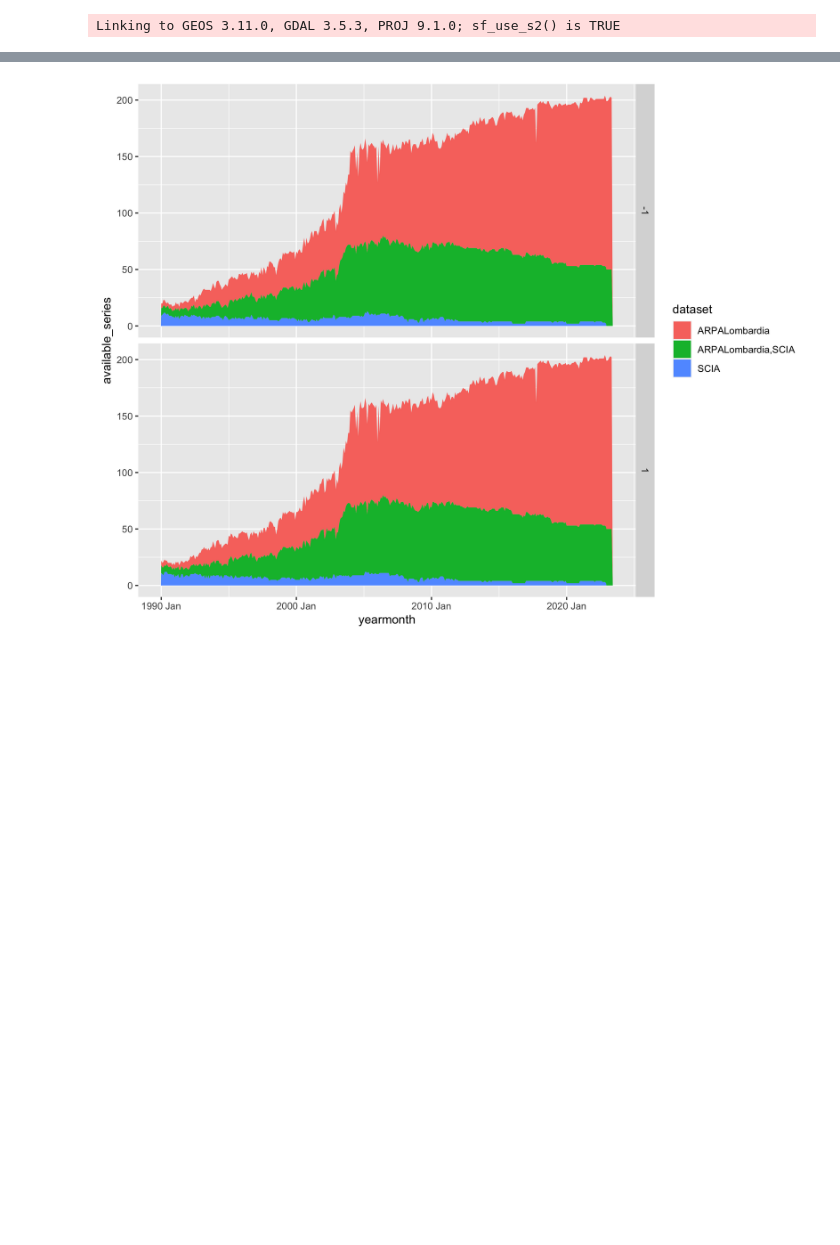
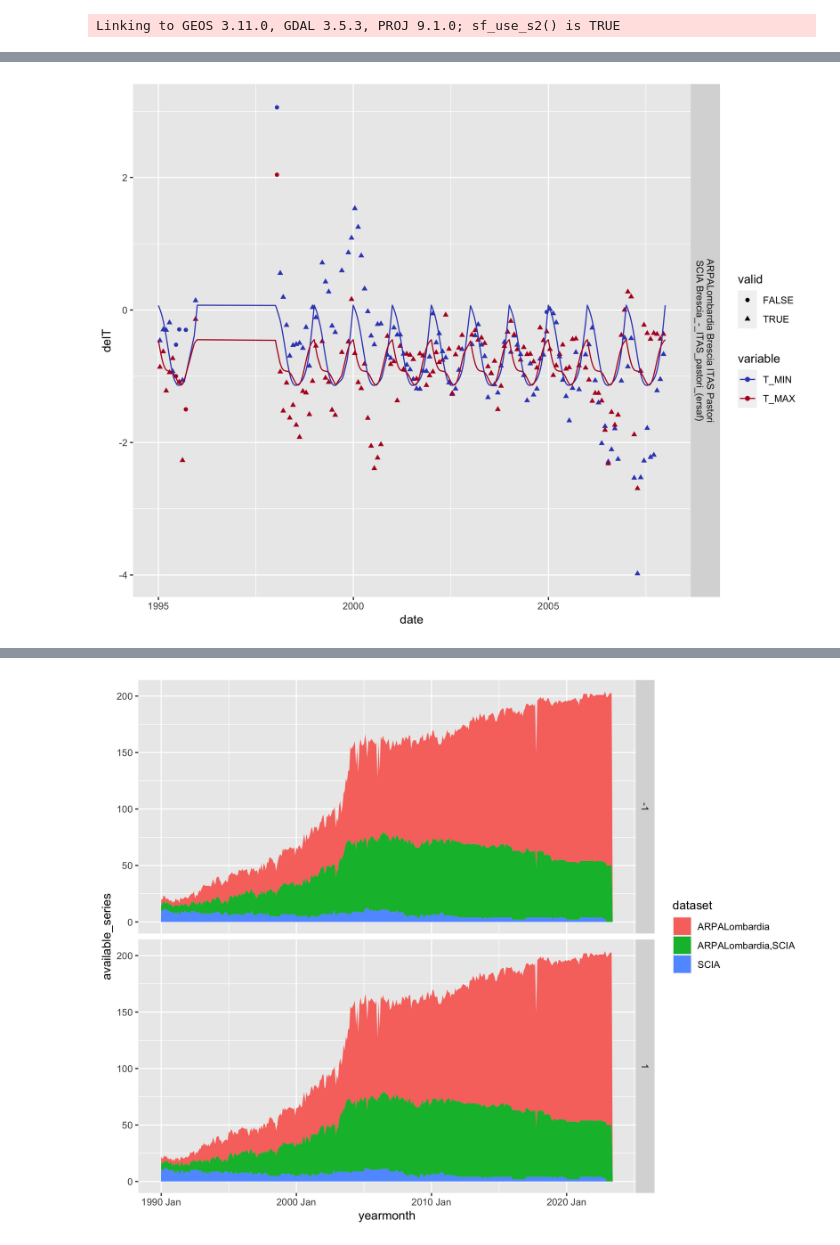
Before and after one commit to dnstudent/TesiMag, a Jupyter notebook: notebooks/integrazioni_regionali/lombardia/series_pairing.ipynb, the cells around one changed output, grey strips where cells are left out. Saved outputs shown, nothing was run; the diff lists cells and outputs as text; code cells hidden in the pictures; blank space fills up the shorter version.

```diff
--- a/notebooks/integrazioni_regionali/lombardia/series_pairing.ipynb
+++ b/notebooks/integrazioni_regionali/lombardia/series_pairing.ipynb
@@ -120 +116,5 @@ A tibble: 9 x 16
+# %%
+i |> filter(gkey == 24L) |> plot_correction(actual_metadata, actual_data)
+# %% [output]
+[figure, added]
 # %%
```
Also changed, not shown: parts of 4 cells of this notebook, 2 other files.
